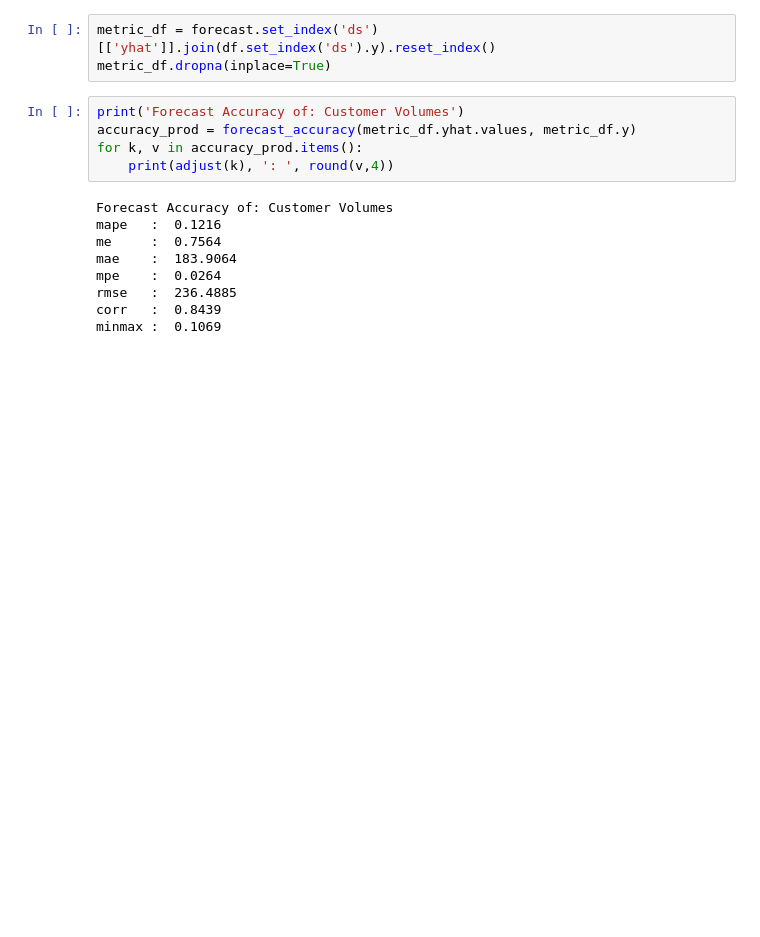
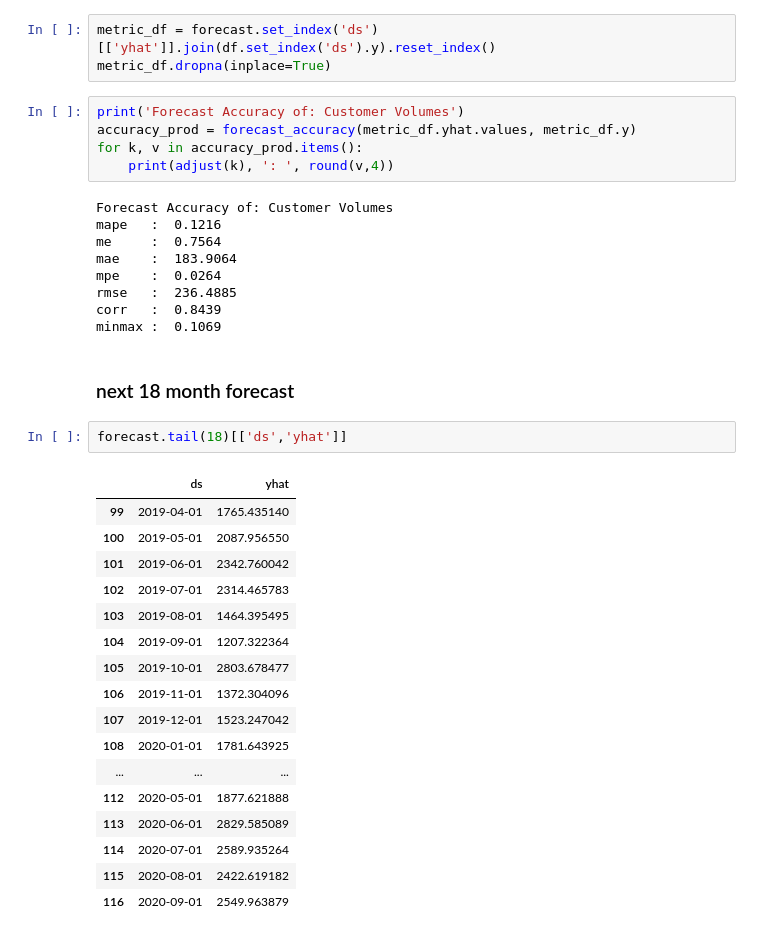
Before and after one commit to ZihanNiu/test, a Jupyter notebook: Customer_Volumes_Forecasting_.ipynb, the cells around one changed output. Drawn from its saved outputs; the diff is of its cells as text; blank space fills up the shorter version.

```diff
--- a/Customer_Volumes_Forecasting_.ipynb
+++ b/Customer_Volumes_Forecasting_.ipynb
@@ -583,3 +675,25 @@ mpe    :  0.0264
 rmse   :  236.4885
 corr   :  0.8439
 minmax :  0.1069
+# %% [markdown]
+### next 18 month forecast
+# %%
+forecast.tail(18)[['ds','yhat']]
+# %% [output]
+|  | ds | yhat |
+| 99 | 2019-04-01 | 1765.435140 |
+| 100 | 2019-05-01 | 2087.956550 |
+| 101 | 2019-06-01 | 2342.760042 |
+| 102 | 2019-07-01 | 2314.465783 |
+| 103 | 2019-08-01 | 1464.395495 |
+| 104 | 2019-09-01 | 1207.322364 |
+| 105 | 2019-10-01 | 2803.678477 |
+| 106 | 2019-11-01 | 1372.304096 |
+| 107 | 2019-12-01 | 1523.247042 |
+| 108 | 2020-01-01 | 1781.643925 |
+| ... | ... | ... |
+| 112 | 2020-05-01 | 1877.621888 |
+| 113 | 2020-06-01 | 2829.585089 |
+| 114 | 2020-07-01 | 2589.935264 |
+| 115 | 2020-08-01 | 2422.619182 |
+| 116 | 2020-09-01 | 2549.963879 |
```
Also changed, not shown: parts of 16 cells of this notebook.
